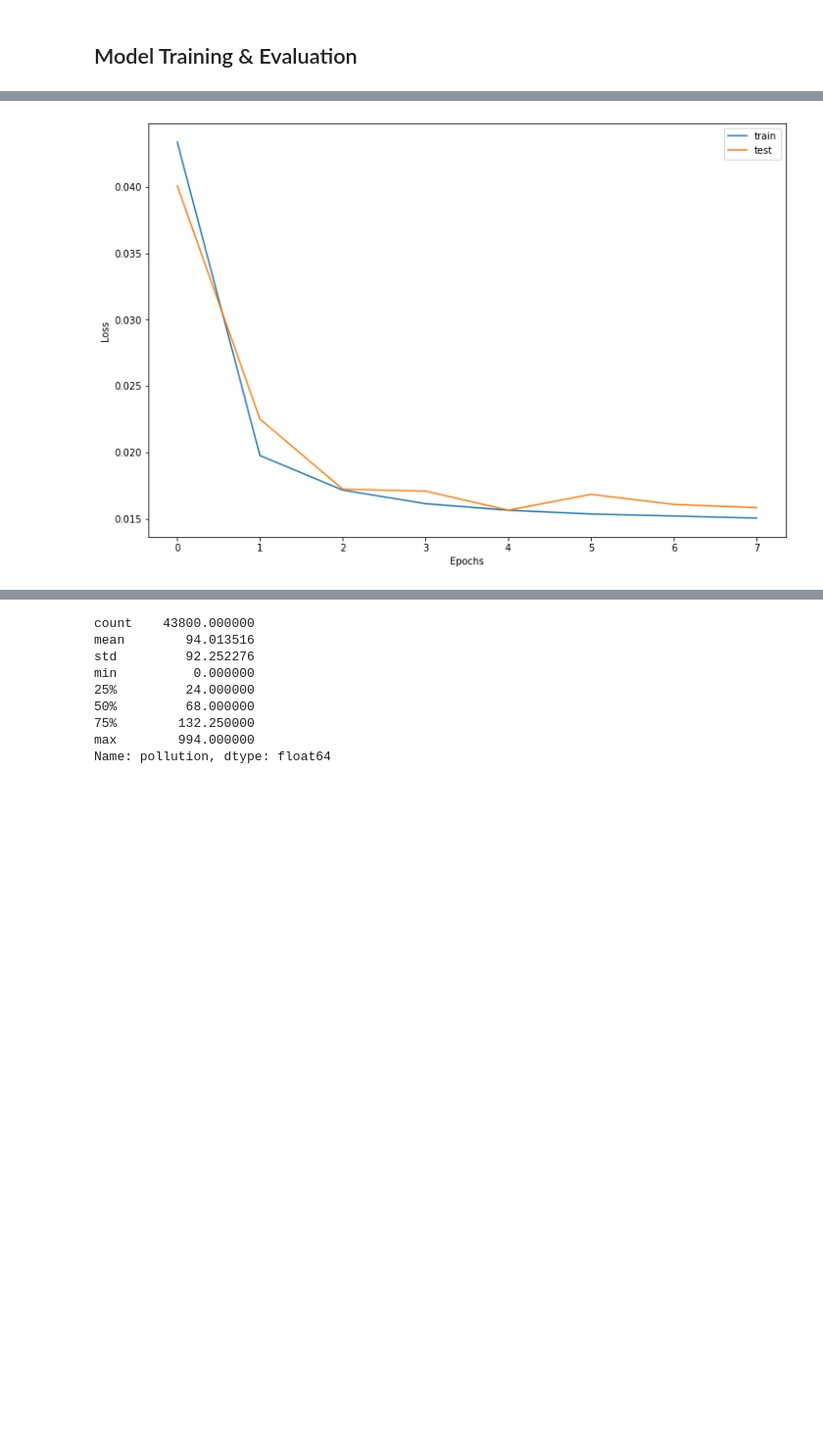
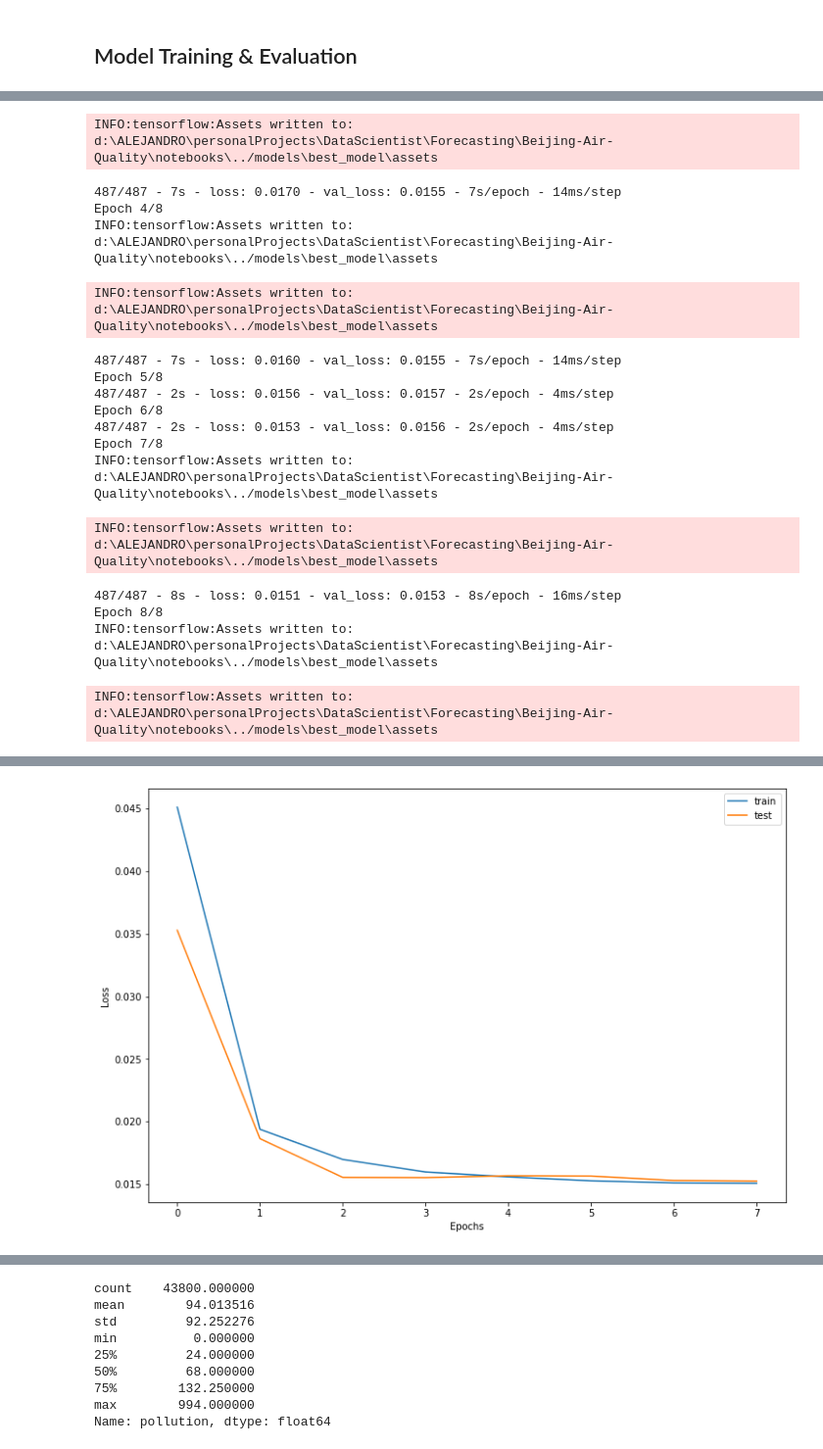
Before and after one commit to alexdrc00/Beijing-Air-Quality, a Jupyter notebook: notebooks/beijing-us-air-quality.ipynb, the cells around one changed output, grey strips where cells are left out. Shown at 98% size. Saved outputs shown, nothing was run; the diff lists cells and outputs as text; code cells hidden in the pictures; blank space fills up the shorter version.

```diff
--- a/notebooks/beijing-us-air-quality.ipynb
+++ b/notebooks/beijing-us-air-quality.ipynb
@@ -274,12 +276,19 @@ model.add(LSTM(16))
 model.add(Dense(1))
 model.compile(loss='mae', optimizer='adam')
 
+model_path = os.path.join(os.getcwd(), '../models')
+
+if not os.path.exists(model_path):
+    os.makedirs(model_path)
+
+checkpoint = ModelCheckpoint(os.path.join(model_path,'best_model'), monitor='val_loss', save_best_only=True)
+
 # Fitting Network
 history = model.fit(train_X, train_y, epochs=8,
-                    batch_size=72, validation_data=(test_X, test_y), verbose=2, shuffle=False)
+                    batch_size=72, validation_data=(test_X, test_y), verbose=2, shuffle=False, callbacks=[checkpoint])
 
 # Plotting learning curve
-plt.figure(figsize=(12,8))
+plt.figure(figsize=(10,4))
 plt.plot(history.history['loss'], label='train')
 plt.plot(history.history['val_loss'], label='test')
 plt.xlabel('Epochs')
@@ -305,0 +309,17 @@ Epoch 8/8
+INFO:tensorflow:Assets written to: d:\ALEJANDRO\personalProjects\DataScientist\Forecasting\Beijing-Air-Quality\notebooks\../models\best_model\assets
+487/487 - 7s - loss: 0.0170 - val_loss: 0.0155 - 7s/epoch - 14ms/step
+Epoch 4/8
+INFO:tensorflow:Assets written to: d:\ALEJANDRO\personalProjects\DataScientist\Forecasting\Beijing-Air-Quality\notebooks\../models\best_model\assets
+INFO:tensorflow:Assets written to: d:\ALEJANDRO\personalProjects\DataScientist\Forecasting\Beijing-Air-Quality\notebooks\../models\best_model\assets
+487/487 - 7s - loss: 0.0160 - val_loss: 0.0155 - 7s/epoch - 14ms/step
+Epoch 5/8
+487/487 - 2s - loss: 0.0156 - val_loss: 0.0157 - 2s/epoch - 4ms/step
+Epoch 6/8
+487/487 - 2s - loss: 0.0153 - val_loss: 0.0156 - 2s/epoch - 4ms/step
+Epoch 7/8
+INFO:tensorflow:Assets written to: d:\ALEJANDRO\personalProjects\DataScientist\Forecasting\Beijing-Air-Quality\notebooks\../models\best_model\assets
+INFO:tensorflow:Assets written to: d:\ALEJANDRO\personalProjects\DataScientist\Forecasting\Beijing-Air-Quality\notebooks\../models\best_model\assets
+487/487 - 8s - loss: 0.0151 - val_loss: 0.0153 - 8s/epoch - 16ms/step
+Epoch 8/8
+INFO:tensorflow:Assets written to: d:\ALEJANDRO\personalProjects\DataScientist\Forecasting\Beijing-Air-Quality\notebooks\../models\best_model\assets
+INFO:tensorflow:Assets written to: d:\ALEJANDRO\personalProjects\DataScientist\Forecasting\Beijing-Air-Quality\notebooks\../models\best_model\assets
@@ -306,4 +327,4 @@ Epoch 8/8
-[figure, old version]
+[figure, new version]
 # %%
 test_predictions = model.predict(test_X)
 
```
Also changed, not shown: parts of 10 cells of this notebook, 11 other files.
